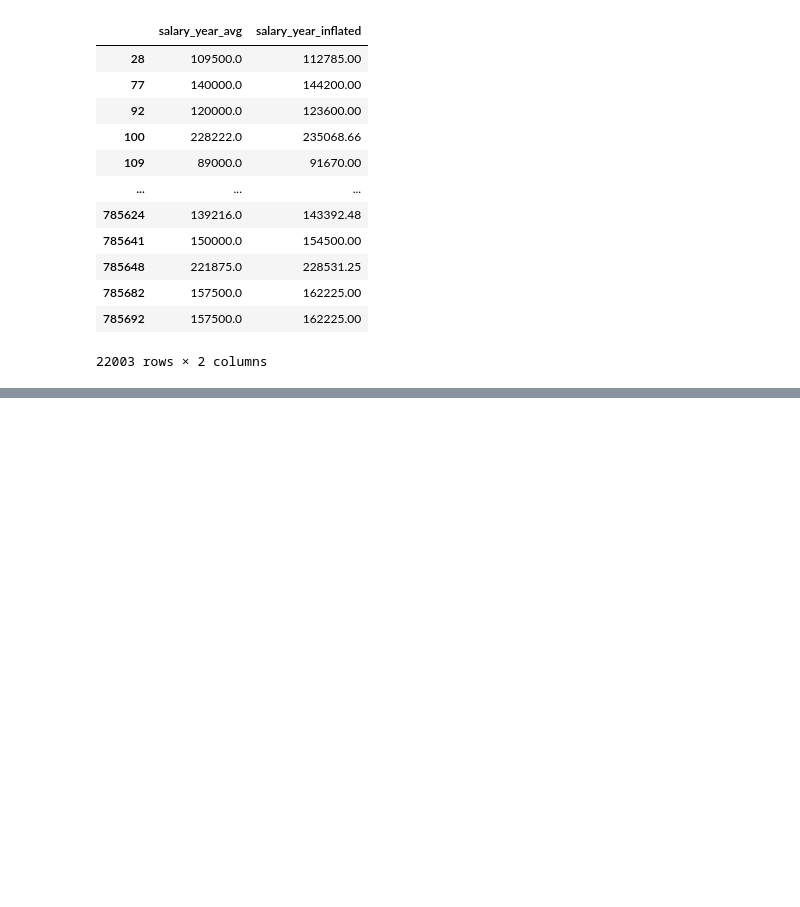
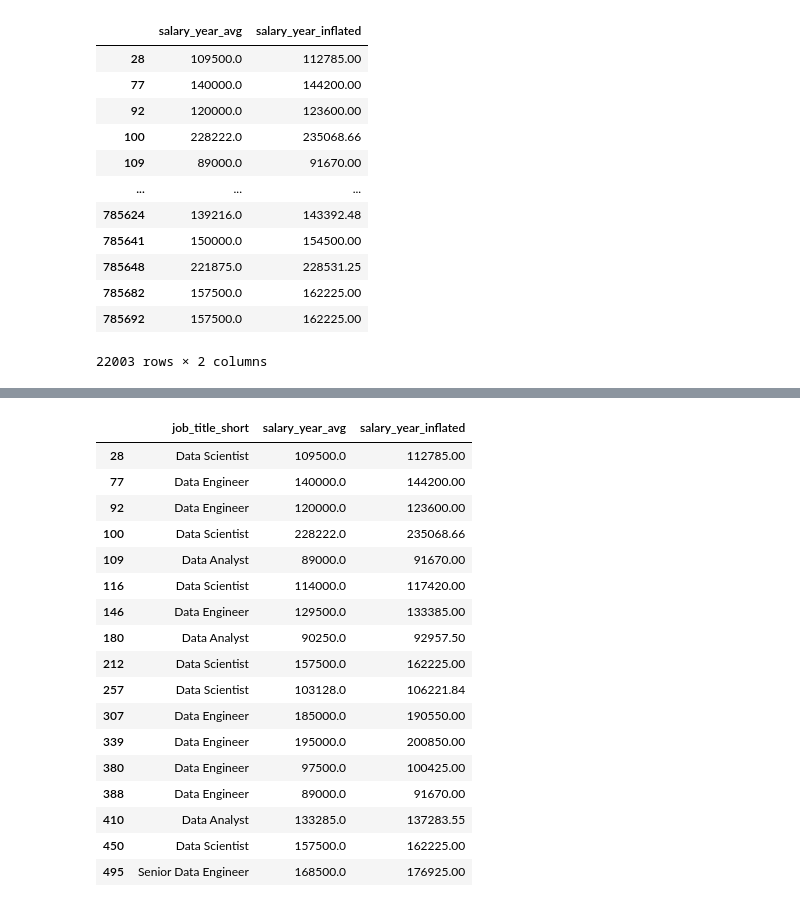
Before and after one commit to NeilDaly/Python_Data_Project, a Jupyter notebook: 2_Advanced/43_Pandas Applying Functions.ipynb, the cells around one changed output, grey strips where cells are left out. Drawn from its saved outputs; the diff is of its cells as text; code cells hidden in the pictures; blank space fills up the shorter version.

```diff
--- a/2_Advanced/43_Pandas Applying Functions.ipynb
+++ b/2_Advanced/43_Pandas Applying Functions.ipynb
@@ -122,10 +122,10 @@ Name: salary_year_avg, Length: 22003, dtype: float64
     - Now we can see the Projected Value as it Compares to the Original Value
 # %%
 # Creating a New Column in the DataFrame to Compare the Values against
-df_altered_salary['salary_year_inflated'] = df_altered_salary['salary_year_avg'].apply(projected_salary)
+df_salary['salary_year_inflated'] = df_salary['salary_year_avg'].apply(projected_salary)
 
 # Printing out the 2 Columns from the New DataFrame to Inspect them and Compare Values
-df_altered_salary[['salary_year_avg', 'salary_year_inflated']]
+df_salary[['salary_year_avg', 'salary_year_inflated']]
 # %% [output]
 |  | salary_year_avg | salary_year_inflated |
 | 28 | 109500.0 | 112785.00 |
@@ -146,0 +158,6 @@ df_altered_salary[['salary_year_avg', 'salary_year_inflated']]
+# %%
+# Doing the exact same Function but this time doing it via an Anonymous Function
+df_salary['salary_year_inflated'] = df_salary['salary_year_avg'].apply(lambda salary: salary * 1.03)
+
+# Printing out the 2 COlumns for Comparison
+df_salary[['salary_year_avg', 'salary_year_inflated']]
@@ -146,0 +186,6 @@ df_altered_salary[['salary_year_avg', 'salary_year_inflated']]
+# %%
+# Doing the Math Raw and Explicitly, without Lambda or Apply Functions
+df_salary['salary_year_inflated'] = df_salary['salary_year_avg'] * 1.03
+
+# Printing them both out
+df_salary[['salary_year_avg', 'salary_year_inflated']]
@@ -146,0 +412,4 @@ df_altered_salary[['salary_year_avg', 'salary_year_inflated']]
+# %%
+df_salary['salary_year_inflated'] = df_salary['salary_year_avg'].apply(lambda salary: salary * 1.03)
+
+df_salary[['salary_year_avg', 'salary_year_inflated']]
@@ -146,0 +476,33 @@ df_altered_salary[['salary_year_avg', 'salary_year_inflated']]
+# %%
+# Building the row Example
+# Function that Calculates: Senior Roles are going to have an Inflation/Projected Salary of 5% higher and the other Roles are only 3%
+def projected_salary(row):
+    if "Senior" in row['job_title_short']:
+        return 1.05 * row['salary_year_avg']
+    else:
+        return 1.03 * row['salary_year_avg']
+
+# Apply Function, we want to apply the entire DataFrame, so as to give the Function access to every Column in the whole DataFrame and axis=1 so it Applies to the Rows instead of Columns
+df_salary['salary_year_inflated'] = df_salary.apply(projected_salary, axis=1)
+
+# Printing out to see the Results
+df_salary[['job_title_short', 'salary_year_avg', 'salary_year_inflated']].head(17)
+# %% [output]
+|  | job_title_short | salary_year_avg | salary_year_inflated |
+| 28 | Data Scientist | 109500.0 | 112785.00 |
+| 77 | Data Engineer | 140000.0 | 144200.00 |
+| 92 | Data Engineer | 120000.0 | 123600.00 |
+| 100 | Data Scientist | 228222.0 | 235068.66 |
+| 109 | Data Analyst | 89000.0 | 91670.00 |
+| 116 | Data Scientist | 114000.0 | 117420.00 |
+| 146 | Data Engineer | 129500.0 | 133385.00 |
+| 180 | Data Analyst | 90250.0 | 92957.50 |
+| 212 | Data Scientist | 157500.0 | 162225.00 |
+| 257 | Data Scientist | 103128.0 | 106221.84 |
+| 307 | Data Engineer | 185000.0 | 190550.00 |
+| 339 | Data Engineer | 195000.0 | 200850.00 |
+| 380 | Data Engineer | 97500.0 | 100425.00 |
+| 388 | Data Engineer | 89000.0 | 91670.00 |
+| 410 | Data Analyst | 133285.0 | 137283.55 |
+| 450 | Data Scientist | 157500.0 | 162225.00 |
+| 495 | Senior Data Engineer | 168500.0 | 176925.00 |
```
Also changed, not shown: parts of 40 cells of this notebook.
